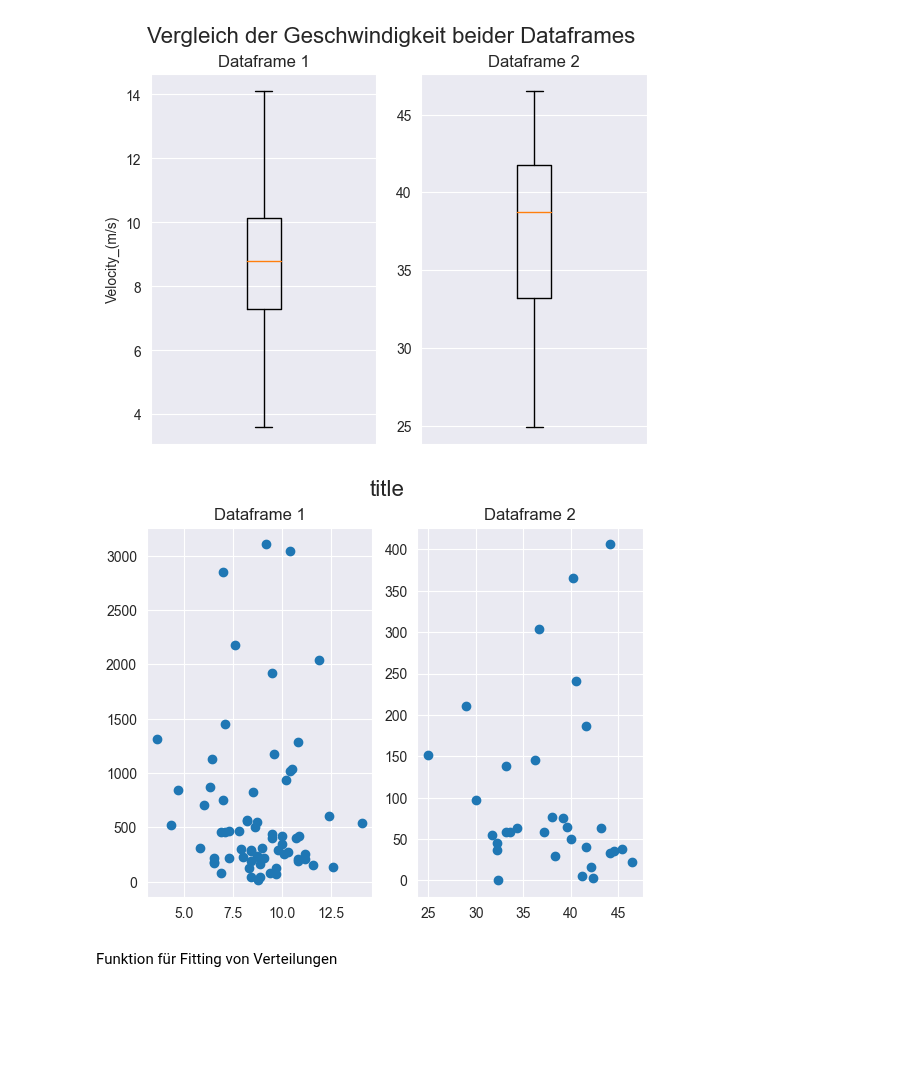
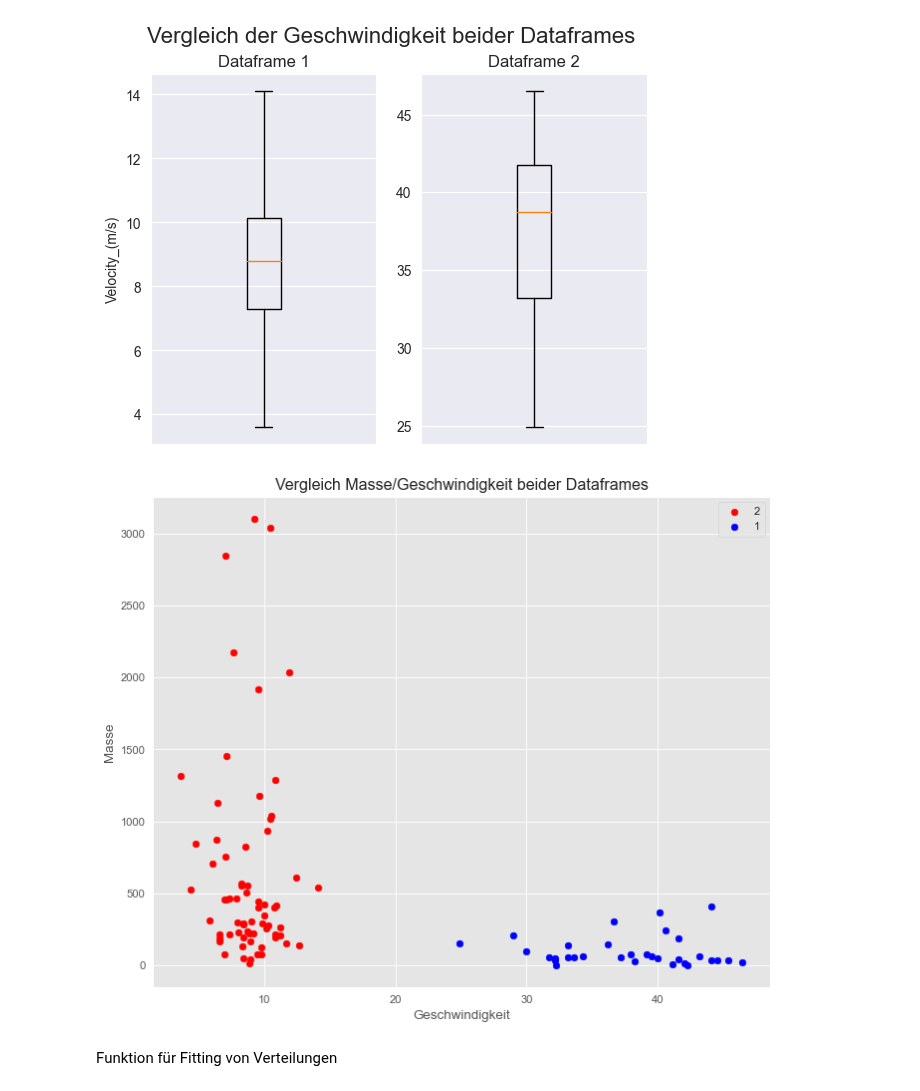
Before and after one commit to lhenchoz/cwm1, a Jupyter notebook: Steinschlag_v1.ipynb, the cells around one changed output. Cells and saved outputs as stored; diff of their text form; code cells hidden in the pictures; blank space fills up the shorter version.

```diff
--- a/Steinschlag_v1.ipynb
+++ b/Steinschlag_v1.ipynb
@@ -110,17 +110,19 @@ boxplot_compare(df1,df2,"Velocity_(m/s)", "Vergleich der Geschwindigkeit beider
 # %% [output]
 <Figure size 640x480 with 0 Axes>
 [figure]
-# %%
-#plt.figure(figsize=(10, 10))
-figu, (ax3, ax4) = plt.subplots(nrows = 1,ncols =  2)
-ax3.scatter(df1["Velocity_(m/s)"], df1["Mass_(kg)"])
-ax4.scatter(df2["Velocity_(m/s)"], df2["Mass_(kg)"])
-figu.suptitle("title", fontsize=16)
-ax3.set_title("Dataframe 1")
-ax4.set_title('Dataframe 2')
-plt.show()
-# %% [output]
-[figure, removed]
+# %%
+plt.figure(figsize=(10, 8), dpi=80)
+plt.style.use('ggplot')
+plt.title("Vergleich Masse/Geschwindigkeit beider Dataframes")
+plt.xlabel("Geschwindigkeit")
+plt.ylabel("Masse")
+plt.scatter(x = df1["Velocity_(m/s)"],y = df1["Mass_(kg)"], color = "red", label = df1)
+plt.scatter(x = df2["Velocity_(m/s)"],y = df2["Mass_(kg)"], color = "blue", label = df2)
+
+plt.legend(loc='upper right')
+plt.show()
+# %% [output]
+[figure, added]
 # %% [markdown]
 Funktion für Fitting von Verteilungen
 # %%
```
